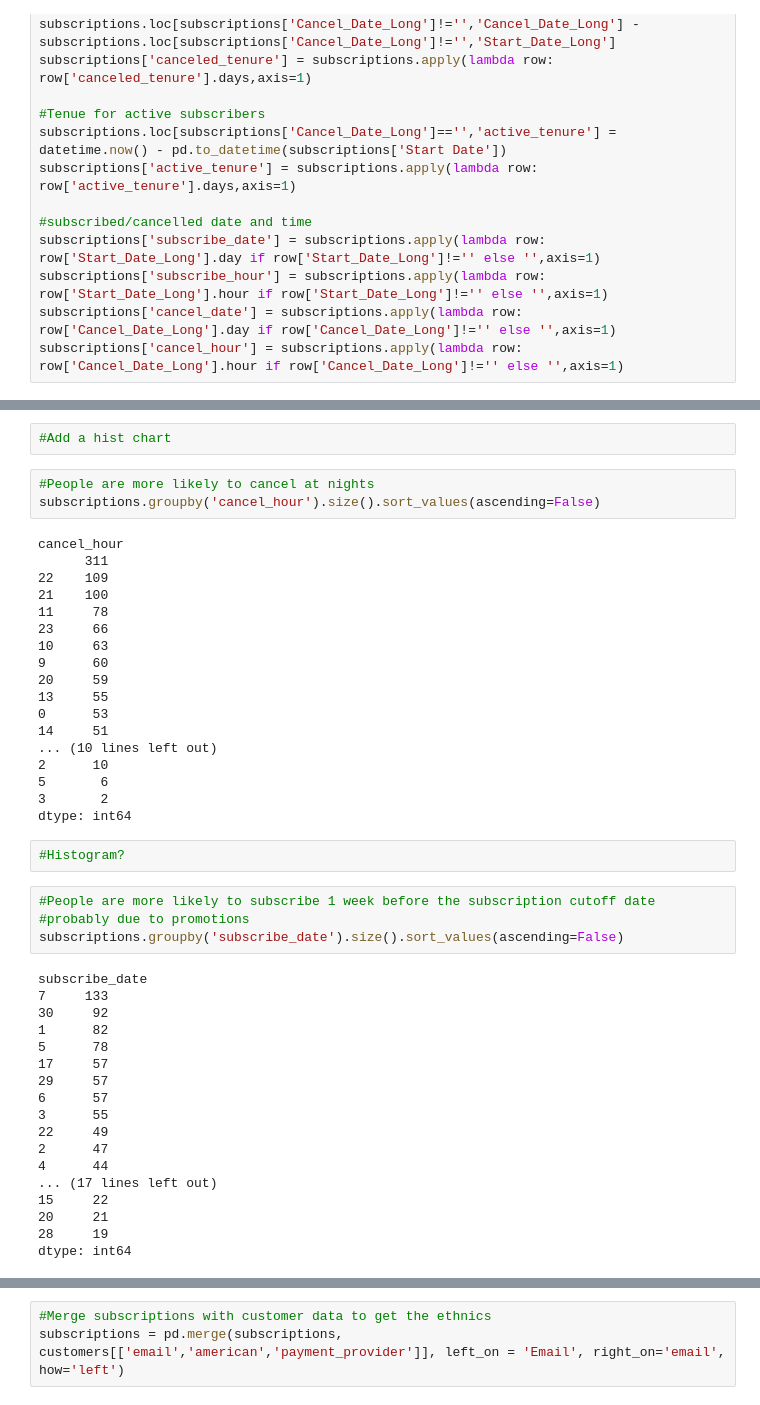
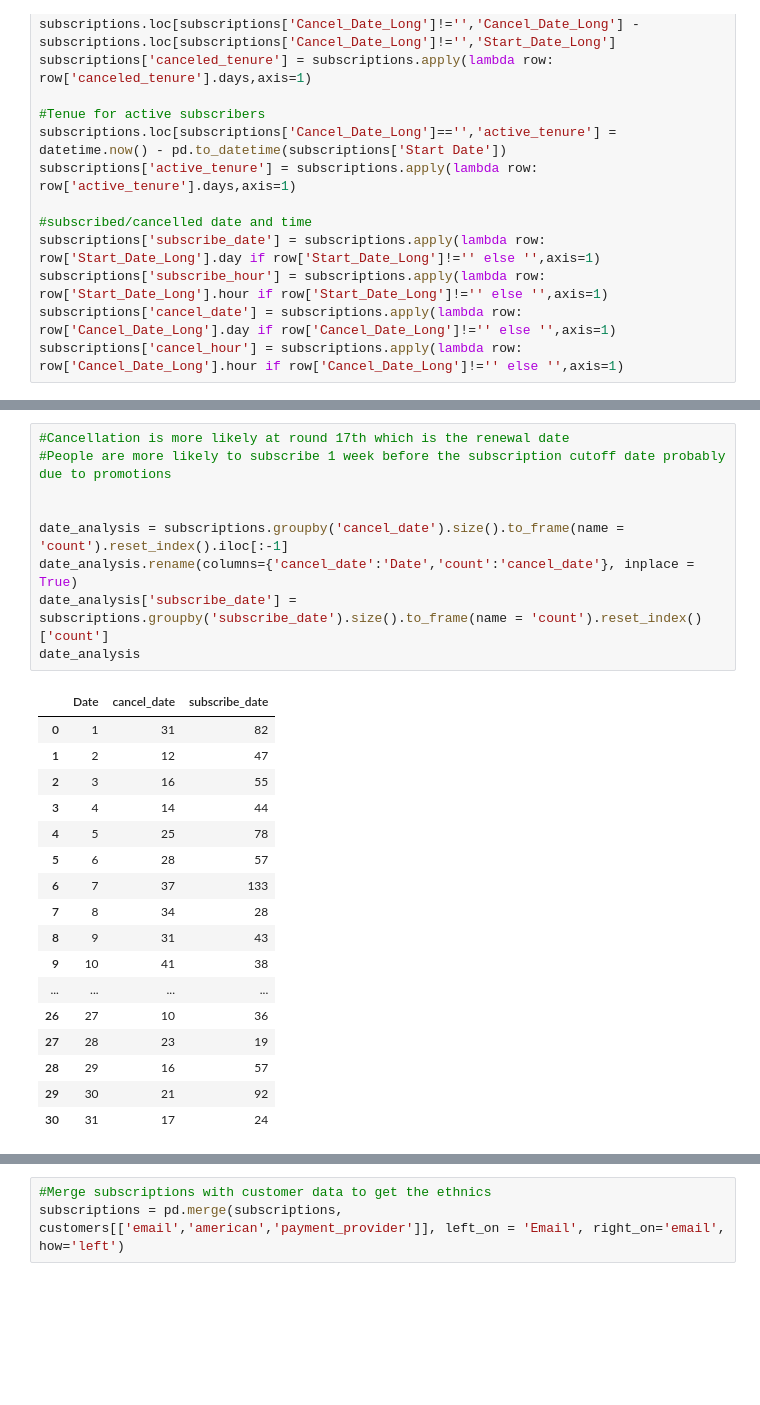
Before and after one commit to Armclimber/Projects, a Jupyter notebook: Capstone2/Subscription - Data Wrangling and EDA.ipynb, the cells around one changed output, grey strips where cells are left out. Cells and saved outputs as stored; diff of their text form; blank space fills up the shorter version.

```diff
--- a/Capstone2/Subscription - Data Wrangling and EDA.ipynb
+++ b/Capstone2/Subscription - Data Wrangling and EDA.ipynb
@@ -275,47 +241,27 @@ dtype: int64
-# %%
-#Add a hist chart
-# %%
-#People are more likely to cancel at nights
-subscriptions.groupby('cancel_hour').size().sort_values(ascending=False)
-# %% [output]
-cancel_hour
-      311
-22    109
-21    100
-11     78
-23     66
-10     63
-9      60
-20     59
-13     55
-0      53
-14     51
-... (10 lines left out)
-2      10
-5       6
-3       2
-dtype: int64
-# %%
-#Histogram?
 # %%
-#People are more likely to subscribe 1 week before the subscription cutoff date
-#probably due to promotions
-subscriptions.groupby('subscribe_date').size().sort_values(ascending=False)
+#Cancellation is more likely at round 17th which is the renewal date
+#People are more likely to subscribe 1 week before the subscription cutoff date probably due to promotions
+
+
+date_analysis = subscriptions.groupby('cancel_date').size().to_frame(name = 'count').reset_index().iloc[:-1]
+date_analysis.rename(columns={'cancel_date':'Date','count':'cancel_date'}, inplace = True)
+date_analysis['subscribe_date'] = subscriptions.groupby('subscribe_date').size().to_frame(name = 'count').reset_index()['count']
+date_analysis
 # %% [output]
-subscribe_date
-7     133
-30     92
-1      82
-5      78
-17     57
-29     57
-6      57
-3      55
-22     49
-2      47
-4      44
-... (17 lines left out)
-15     22
-20     21
-28     19
-dtype: int64
+|  | Date | cancel_date | subscribe_date |
+| 0 | 1 | 31 | 82 |
+| 1 | 2 | 12 | 47 |
+| 2 | 3 | 16 | 55 |
+| 3 | 4 | 14 | 44 |
+| 4 | 5 | 25 | 78 |
+| 5 | 6 | 28 | 57 |
+| 6 | 7 | 37 | 133 |
+| 7 | 8 | 34 | 28 |
+| 8 | 9 | 31 | 43 |
+| 9 | 10 | 41 | 38 |
+| ... | ... | ... | ... |
+| 26 | 27 | 10 | 36 |
+| 27 | 28 | 23 | 19 |
+| 28 | 29 | 16 | 57 |
+| 29 | 30 | 21 | 92 |
+| 30 | 31 | 17 | 24 |
```
Also changed, not shown: parts of 10 cells of this notebook.
